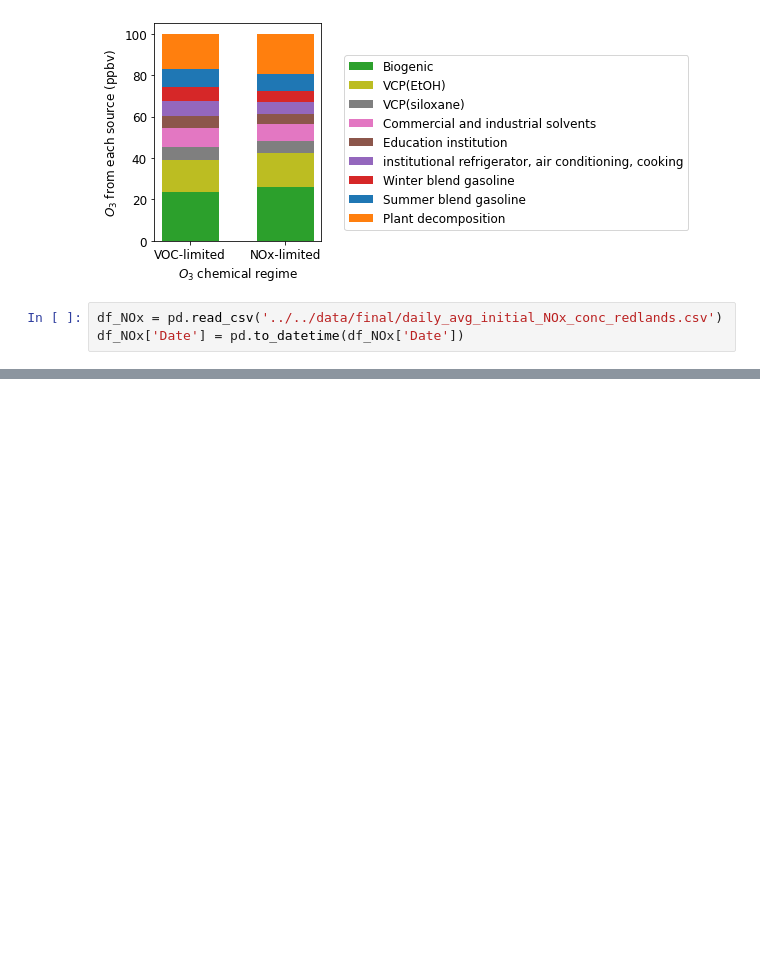
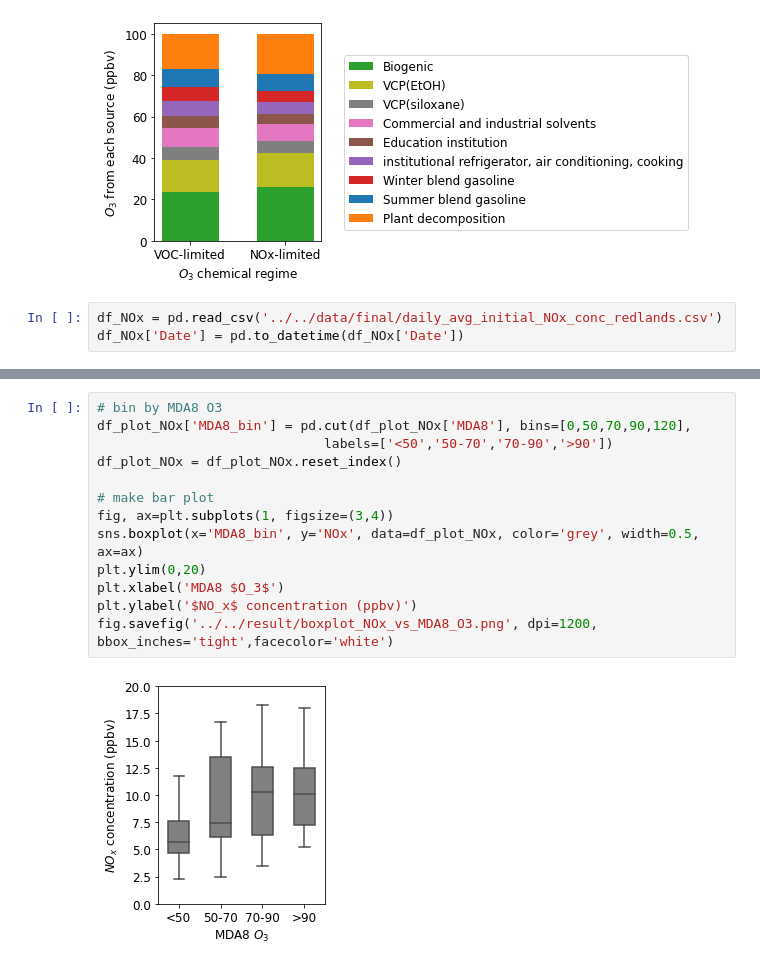
Before and after one commit to shenglun7/VOC_RECAP, a Jupyter notebook: code/script/box_model_output.ipynb, the cells around one changed output, grey strips where cells are left out. Saved outputs shown, nothing was run; the diff lists cells and outputs as text; blank space fills up the shorter version.

```diff
--- a/code/script/box_model_output.ipynb
+++ b/code/script/box_model_output.ipynb
@@ -263,0 +264,15 @@ Text(0, 0.5, '$NO_x$')
+# %%
+# bin by MDA8 O3
+df_plot_NOx['MDA8_bin'] = pd.cut(df_plot_NOx['MDA8'], bins=[0,50,70,90,120],
+                             labels=['<50','50-70','70-90','>90'])
+df_plot_NOx = df_plot_NOx.reset_index()
+
+# make bar plot
+fig, ax=plt.subplots(1, figsize=(3,4))
+sns.boxplot(x='MDA8_bin', y='NOx', data=df_plot_NOx, color='grey', width=0.5, ax=ax)
+plt.ylim(0,20)
+plt.xlabel('MDA8 $O_3$')
+plt.ylabel('$NO_x$ concentration (ppbv)')
+fig.savefig('../../result/boxplot_NOx_vs_MDA8_O3.png', dpi=1200, bbox_inches='tight',facecolor='white')
+# %% [output]
+[figure, added]
```
Also changed, not shown: parts of 3 cells of this notebook.
